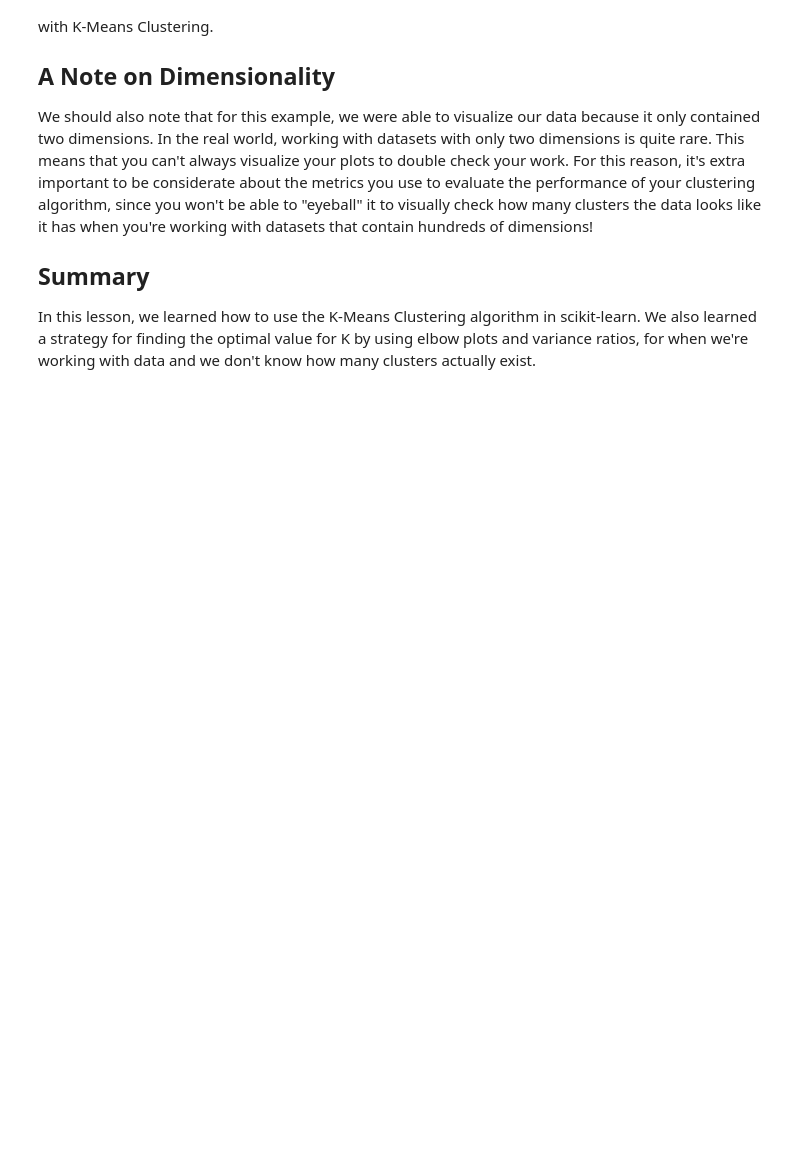
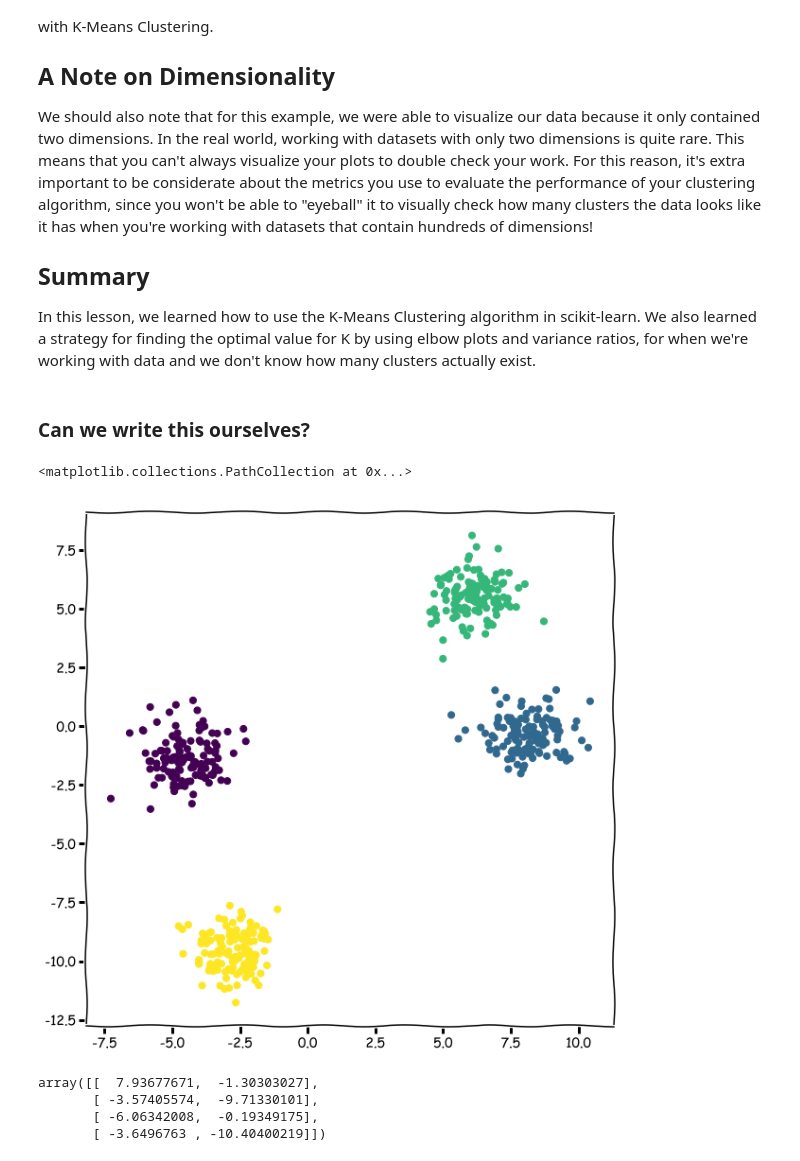
Before and after one commit to erdosn/dsc-3-35-04-k-means-clustering-lab-data-science, a Jupyter notebook: index.ipynb, the cells around one changed output. Saved outputs shown, nothing was run; the diff lists cells and outputs as text; code cells hidden in the pictures; blank space fills up the shorter version.

```diff
--- a/index.ipynb
+++ b/index.ipynb
@@ -243,3 +242,12 @@ We should also note that for this example, we were able to visualize our data be
 ## Summary
 
 In this lesson, we learned how to use the K-Means Clustering algorithm in scikit-learn. We also learned a strategy for finding the optimal value for K by using elbow plots and variance ratios, for when we're working with data and we don't know how many clusters actually exist.
+# %% [markdown]
+### Can we write this ourselves?
+# %%
+X, y = make_blobs(n_samples=500, n_features=2, centers=4, cluster_std=0.8)
+# %%
+plt.scatter(X[:, 0], X[:, 1], c=y, s=50)
+# %% [output]
+<matplotlib.collections.PathCollection at 0x...>
+[figure, added]
@@ -245,0 +256,10 @@ In this lesson, we learned how to use the K-Means Clustering algorithm in scikit
+# %%
+# yay, we can randomly sample clusters!!!!
+cluster_indices = np.random.choice(list(range(X.shape[0])), size=4)
+clusters = X[cluster_indices]
+clusters
+# %% [output]
+array([[  7.93677671,  -1.30303027],
+       [ -3.57405574,  -9.71330101],
+       [ -6.06342008,  -0.19349175],
+       [ -3.6496763 , -10.40400219]])
```
Also changed, not shown: parts of 5 cells of this notebook, 6 other files.
